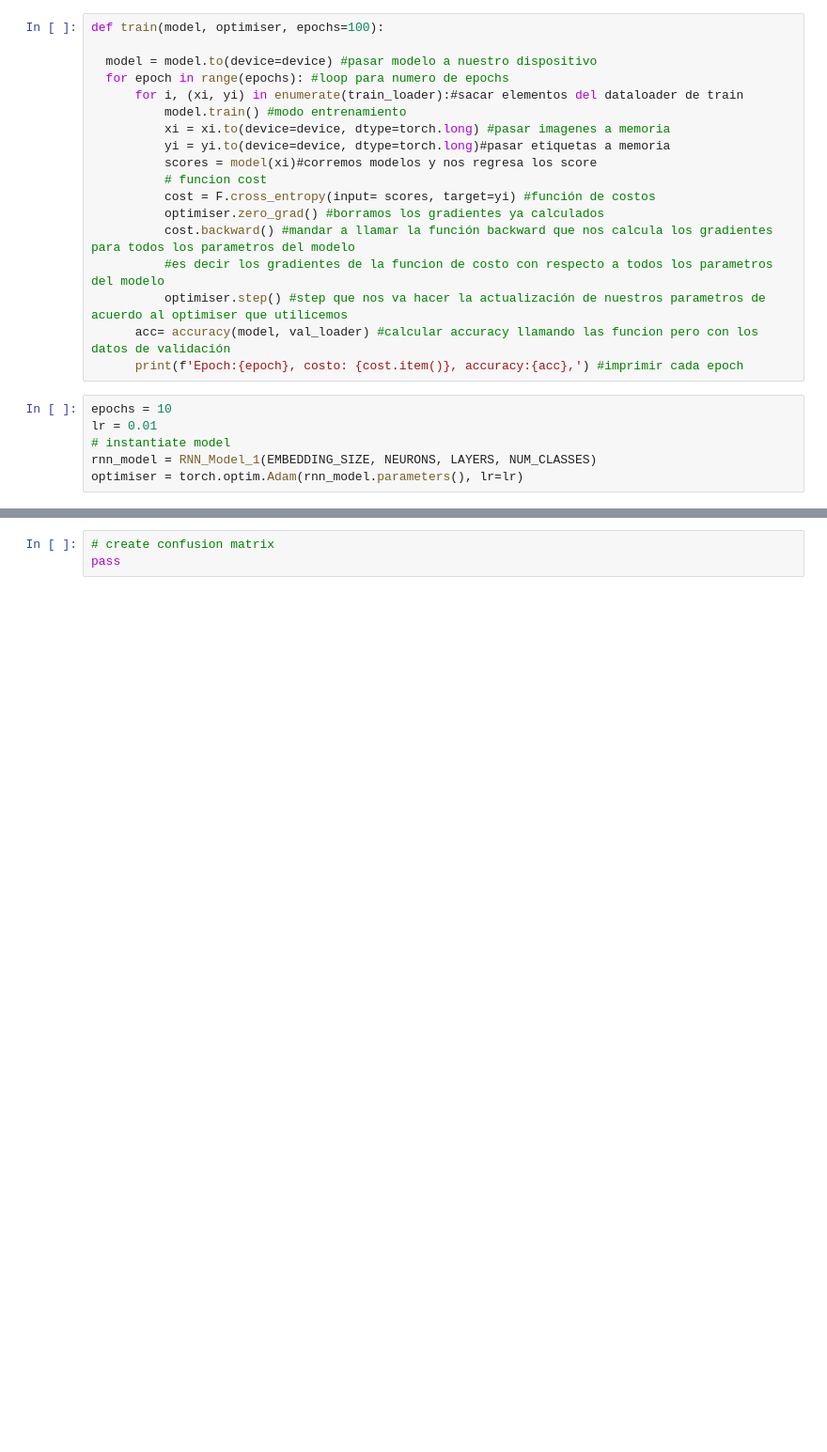
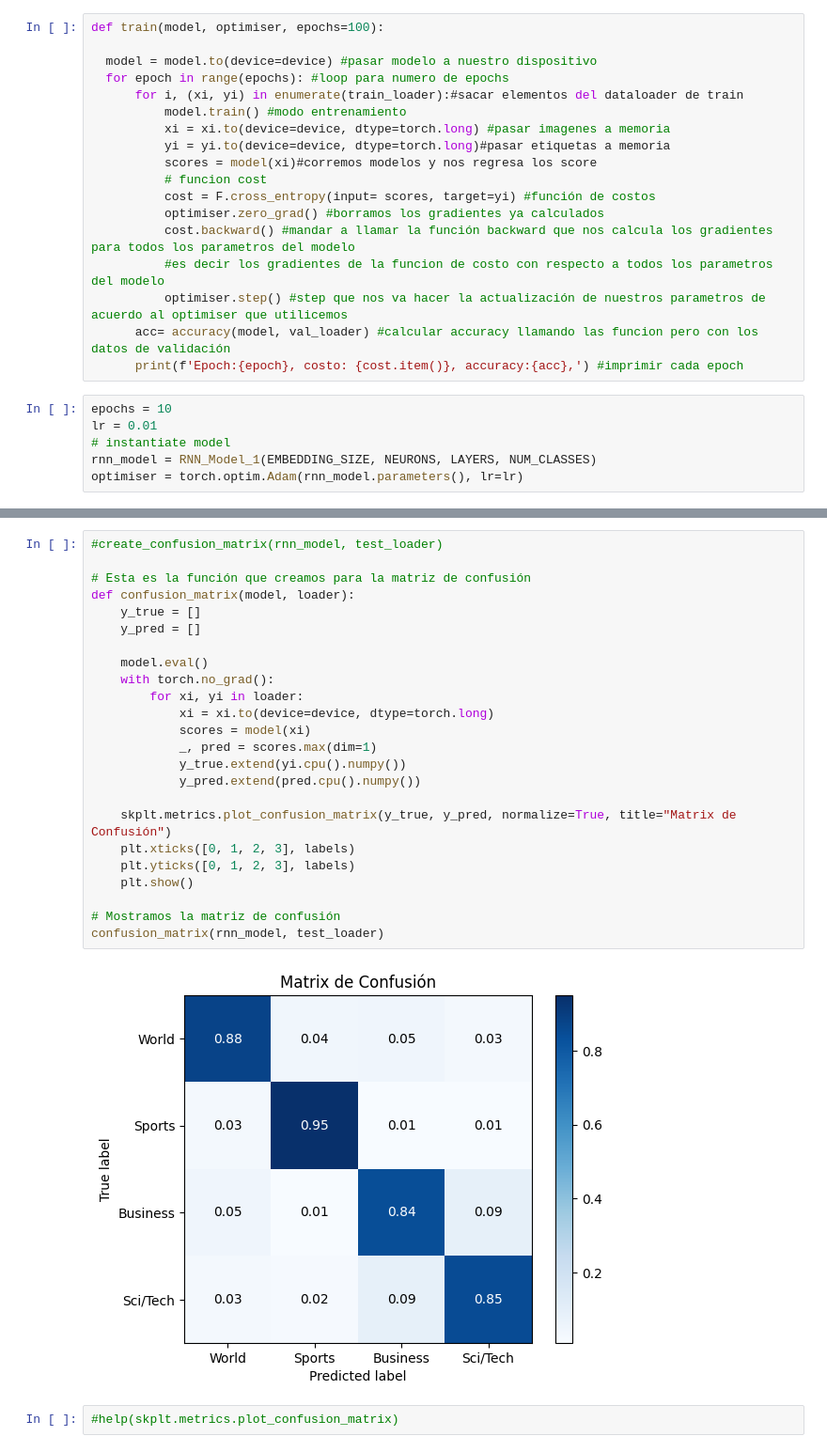
Before and after one commit to PosgradoMNA/ML2-Equipo_7-sep-2023, a Jupyter notebook: A3b_DL_TC5033_AD2023_text_classifier-1.ipynb, the cells around one changed output, grey strips where cells are left out. Shown: that part at 94% size. Saved outputs shown, nothing was run; the diff lists cells and outputs as text; blank space fills up the shorter version.

Commit message:
agregando matrix y sample_text

```diff
--- a/A3b_DL_TC5033_AD2023_text_classifier-1.ipynb
+++ b/A3b_DL_TC5033_AD2023_text_classifier-1.ipynb
@@ -256,3 +321,28 @@ sample_text(rnn_model, test_loader)
-# %%
-# create confusion matrix
-pass
+# %%
+#create_confusion_matrix(rnn_model, test_loader)
+
+# Esta es la función que creamos para la matriz de confusión
+def confusion_matrix(model, loader):
+    y_true = []
+    y_pred = []
+
+    model.eval()
+    with torch.no_grad():
+        for xi, yi in loader:
+            xi = xi.to(device=device, dtype=torch.long)
+            scores = model(xi)
+            _, pred = scores.max(dim=1)
+            y_true.extend(yi.cpu().numpy())
+            y_pred.extend(pred.cpu().numpy())
+
+    skplt.metrics.plot_confusion_matrix(y_true, y_pred, normalize=True, title="Matrix de Confusión")
+    plt.xticks([0, 1, 2, 3], labels)
+    plt.yticks([0, 1, 2, 3], labels)
+    plt.show()
+
+# Mostramos la matriz de confusión
+confusion_matrix(rnn_model, test_loader)
+# %% [output]
+[figure, added]
+# %%
+#help(skplt.metrics.plot_confusion_matrix)
```
Also changed, not shown: parts of 8 cells of this notebook.
